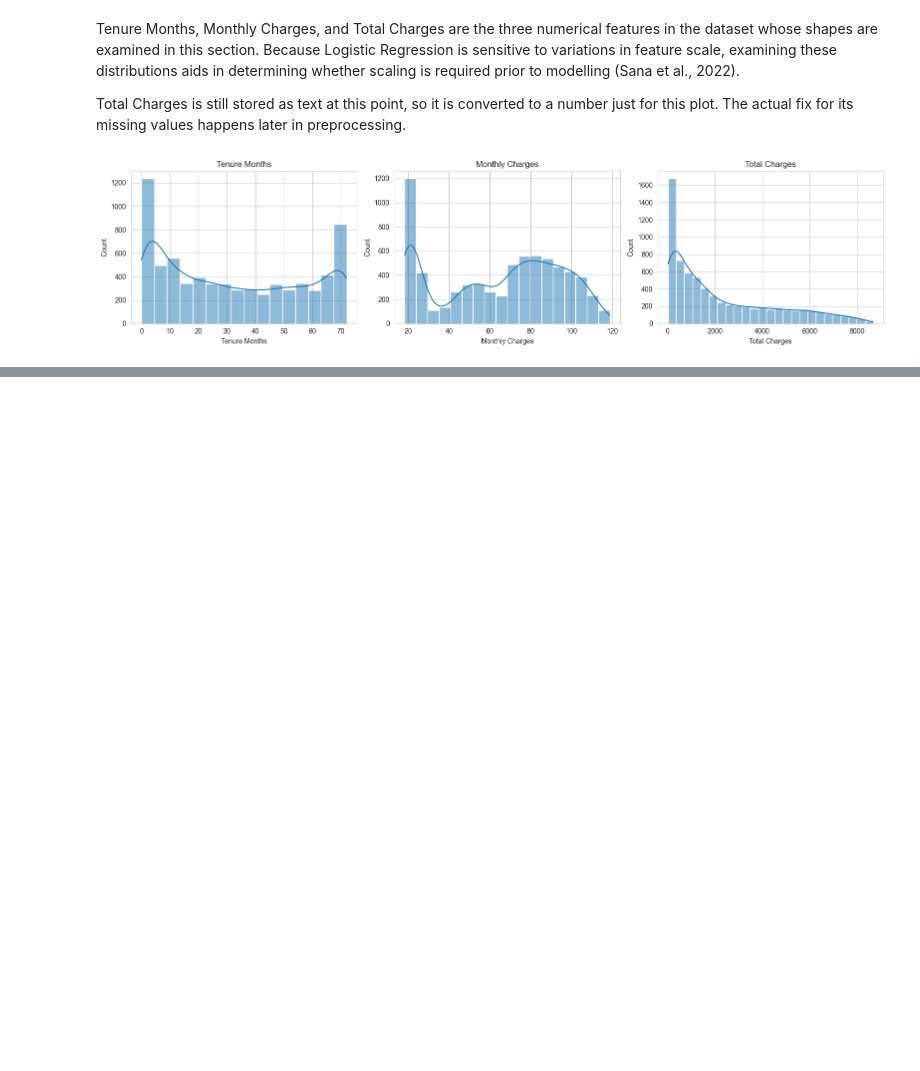
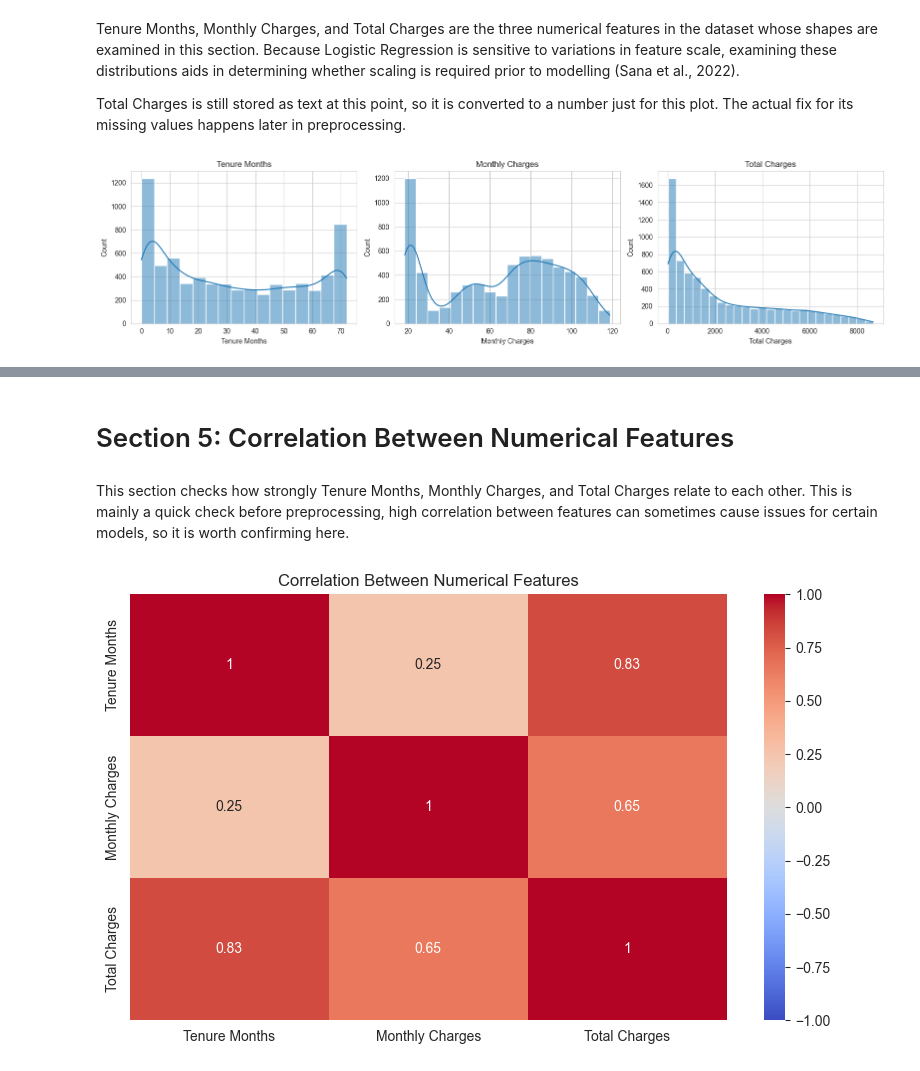
Before and after one commit to ST10294145/Customer-Churn-Data-Analysis, a Jupyter notebook: churn_data.ipynb, the cells around one changed output, grey strips where cells are left out. Saved outputs shown, nothing was run; the diff lists cells and outputs as text; code cells hidden in the pictures; blank space fills up the shorter version.

```diff
--- a/churn_data.ipynb
+++ b/churn_data.ipynb
@@ -130,0 +200,19 @@ plt.show()
+# %% [markdown]
+# Section 5: Correlation Between Numerical Features
+# %% [markdown]
+This section checks how strongly Tenure Months, Monthly Charges, and Total Charges relate to each other. This is mainly a quick check before preprocessing, high correlation between features can sometimes cause issues for certain models, so it is worth confirming here.
+# %%
+plot_df = df.copy()
+plot_df["Total Charges"] = pd.to_numeric(plot_df["Total Charges"], errors='coerce')
+
+numerical_cols = ["Tenure Months", "Monthly Charges", "Total Charges"]
+corr_matrix = plot_df[numerical_cols].corr()
+
+plt.figure()
+sns.heatmap(corr_matrix, annot=True, cmap='coolwarm', vmin=-1, vmax=1)
+plt.title("Correlation Between Numerical Features")
+plt.tight_layout()
+plt.savefig("Diagrams/correlation_heatmap.png", dpi=150, bbox_inches='tight')
+plt.show()
+# %% [output]
+[figure, added]
```
Also changed, not shown: parts of 9 cells of this notebook, 6 other files.
